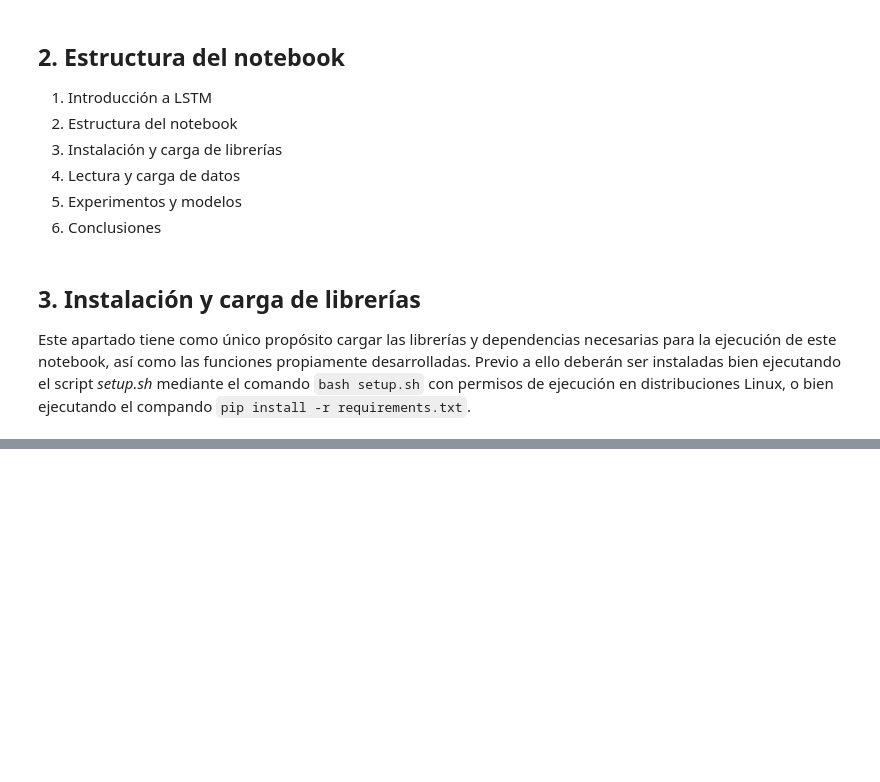
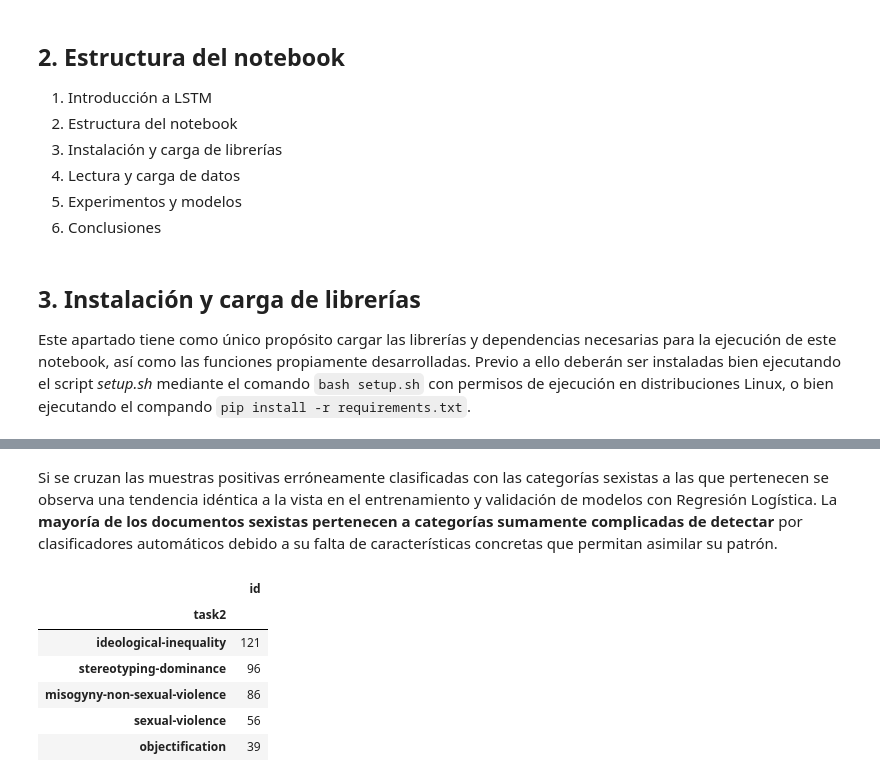
Before and after one commit to lidiasm/DATCOM-TFM, a Jupyter notebook: notebooks/lstm_models.ipynb, the cells around one changed output, grey strips where cells are left out. Drawn from its saved outputs; the diff is of its cells as text; code cells hidden in the pictures; blank space fills up the shorter version.

```diff
--- a/notebooks/lstm_models.ipynb
+++ b/notebooks/lstm_models.ipynb
@@ -588,0 +331,20 @@ Se han experimentado con diversas arquitecturas añadiendo/eliminando número de
+# %%
+# Predict over the test dataset
+en_test_probs = (en_bilstm_model.predict(en_test_matrix))
+en_test_preds = (en_bilstm_model.predict(en_test_matrix) >= 0.5).astype('int32')
+
+# Insert the predicted classes and probabilities into the test dataset
+en_test_df['task1_pred_classes'] = en_test_preds
+en_test_df['task1_pred_probs'] = en_test_probs
+
+print('FALSE NEGATIVES')
+false_negatives_df = en_test_df[(en_test_df['task1'] == 1) & (en_test_df['task1_pred_classes'] == 0)]
+analyze_predicted_probs(
+    dataset=false_negatives_df,
+    probs_col='task1_pred_probs')
+
+print('\nFALSE POSITIVES')
+false_positives_df = en_test_df[(en_test_df['task1'] == 0) & (en_test_df['task1_pred_classes'] == 1)]
+analyze_predicted_probs(
+    dataset=false_positives_df,
+    probs_col='task1_pred_probs')
@@ -588,0 +377,12 @@ Se han experimentado con diversas arquitecturas añadiendo/eliminando número de
+# %% [markdown]
+Si se cruzan las muestras positivas erróneamente clasificadas con las categorías sexistas a las que pertenecen se observa una tendencia idéntica a la vista en el entrenamiento y validación de modelos con Regresión Logística. La **mayoría de los documentos sexistas pertenecen a categorías sumamente complicadas de detectar** por clasificadores automáticos debido a su falta de características concretas que permitan asimilar su patrón.
+# %%
+false_negatives_df.groupby(['task2']).count().filter(['id']).sort_values(by=['id'], ascending=False)
+# %% [output]
+|  | id |
+| task2 |  |
+| ideological-inequality | 121 |
+| stereotyping-dominance | 96 |
+| misogyny-non-sexual-violence | 86 |
+| sexual-violence | 56 |
+| objectification | 39 |
```
Also changed, not shown: parts of 23 cells of this notebook.
